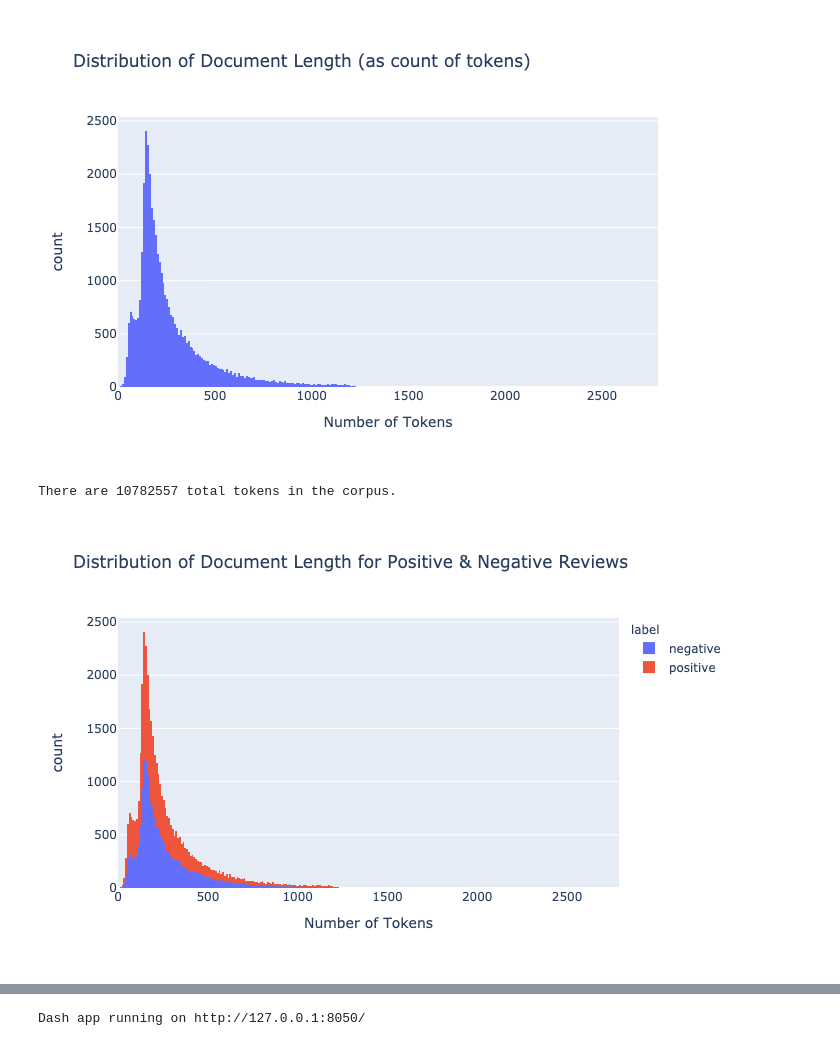
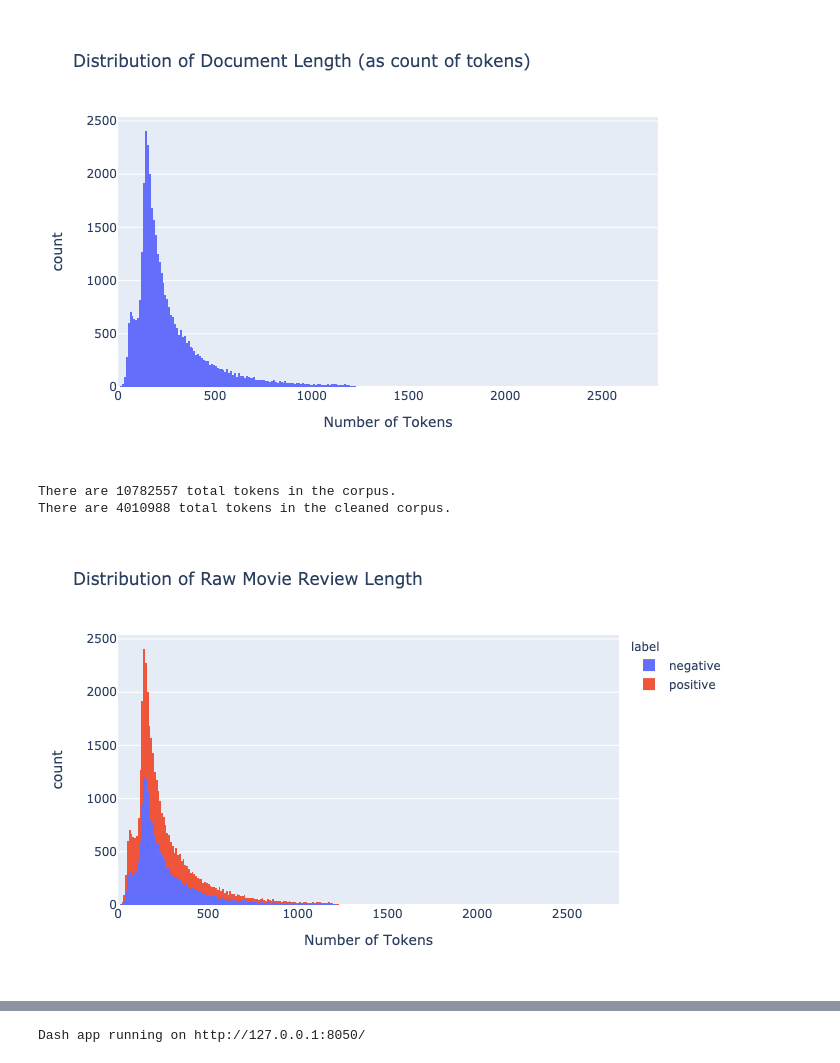
Before and after one commit to aromatic-toast/IMDB_Sentiment_Analysis, a Jupyter notebook: eda.ipynb, the cells around one changed output, grey strips where cells are left out. Drawn from its saved outputs; the diff is of its cells as text; code cells hidden in the pictures.

Commit message:
added more graphs to the dash app

```diff
--- a/eda.ipynb
+++ b/eda.ipynb
@@ -132,15 +165,17 @@ plot2.show('png')
 # %%
 # how many words in the corpus in total?
 print("There are {0} total tokens in the corpus.".format(train.num_tokens.sum()))
+print("There are {0} total tokens in the cleaned corpus.".format(train_clean.num_tokens.sum()))
 # %% [output]
 There are 10782557 total tokens in the corpus.
+There are 4010988 total tokens in the cleaned corpus.
 # %%
 # visualize document length by sentiment label
 plot3 = px.histogram(train,
                      x='num_tokens',
                      color='label',
                      labels={'num_tokens':'Number of Tokens'},
-                     title='Distribution of Document Length for Positive & Negative Reviews')
+                     title='Distribution of Raw Movie Review Length')
 plot3.show('png')
 # %% [output]
-[figure, old version]
+[figure, new version]
```
Also changed, not shown: parts of 29 cells of this notebook.
